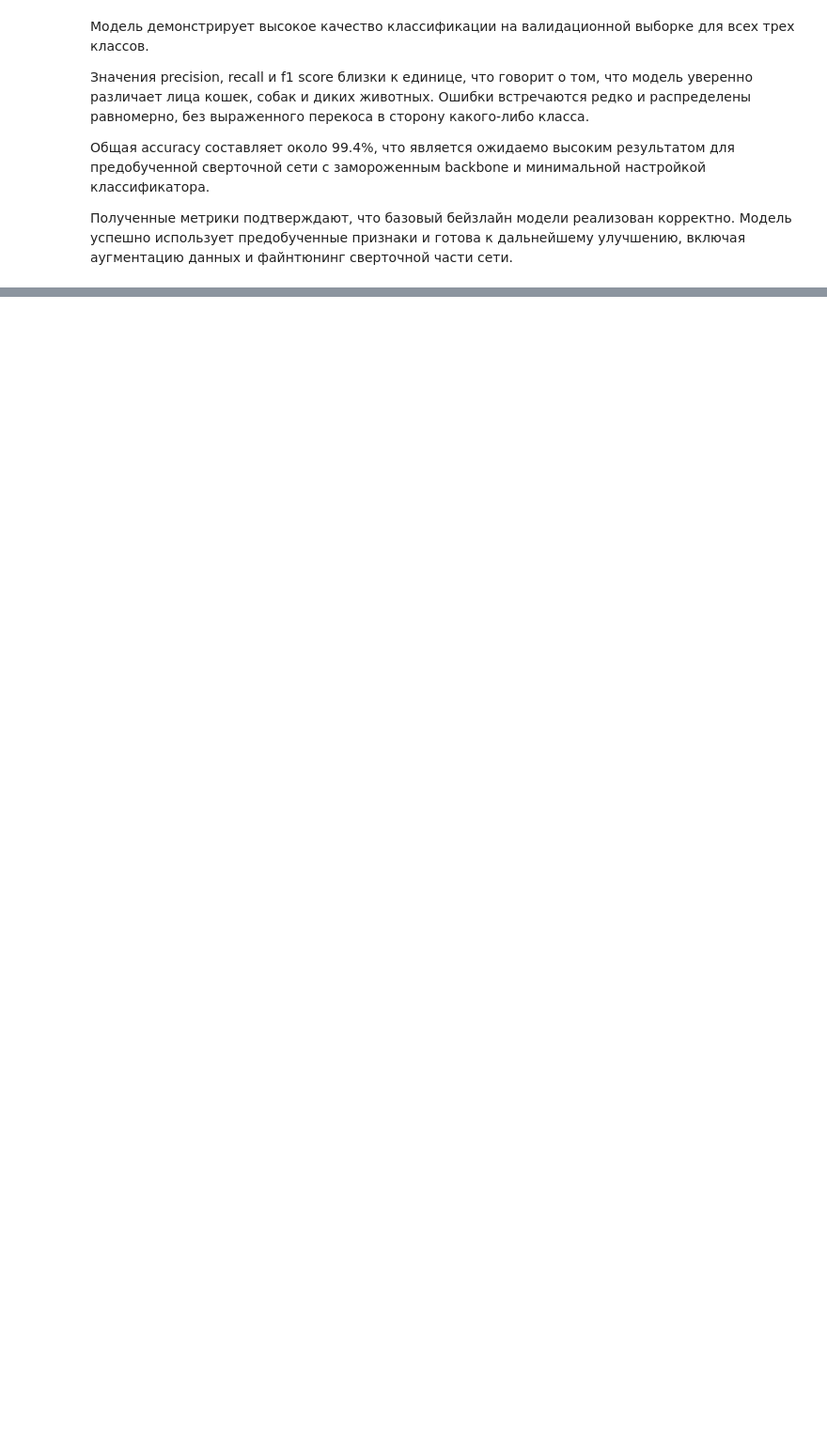
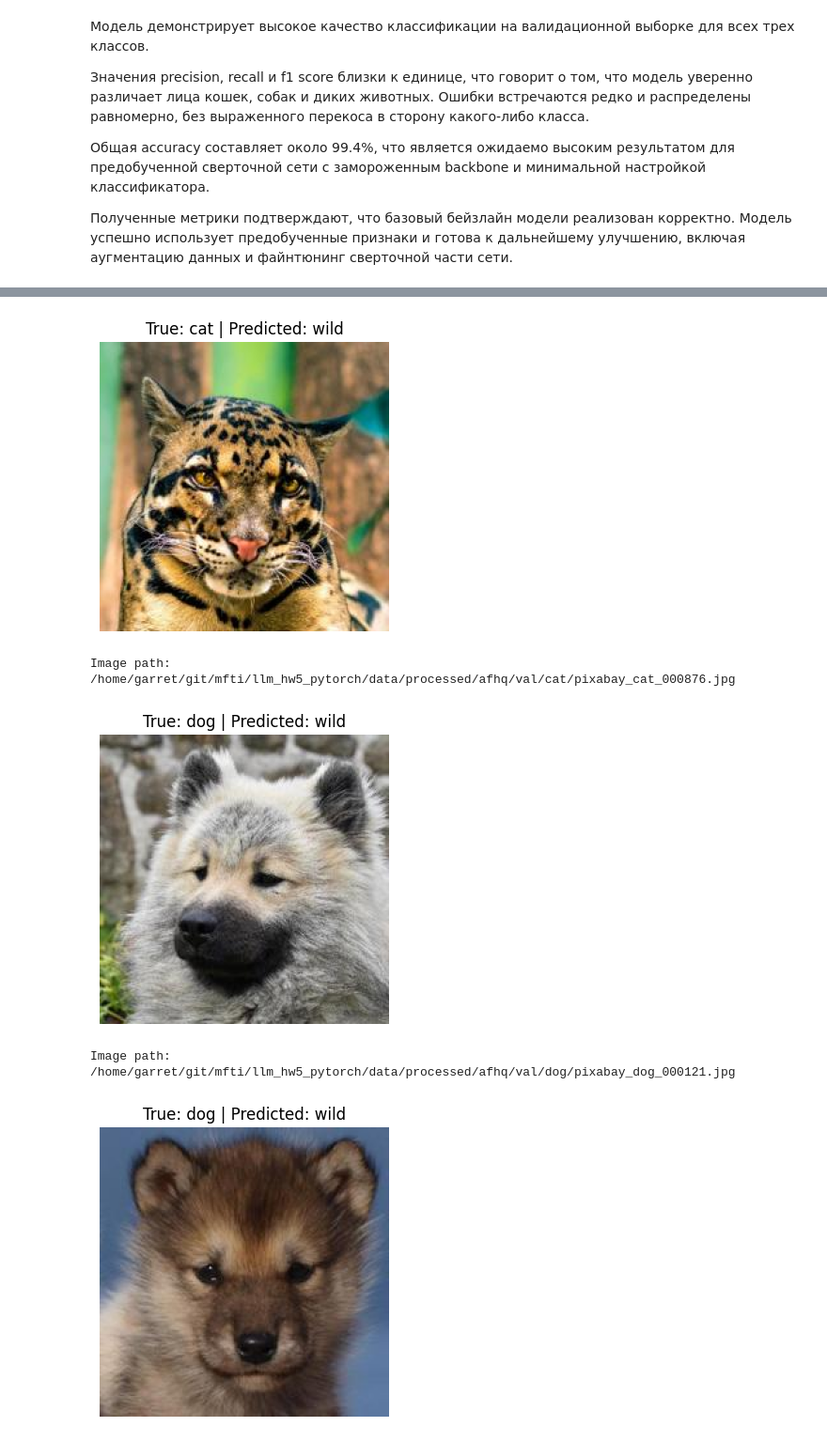
Before and after one commit to toxic-crusader/llm_hw5_pytorch, a Jupyter notebook: hw5_pytorch.ipynb, the cells around one changed output, grey strips where cells are left out. Shown at 94% size. Drawn from its saved outputs; the diff is of its cells as text; code cells hidden in the pictures; blank space fills up the shorter version.

```diff
--- a/hw5_pytorch.ipynb
+++ b/hw5_pytorch.ipynb
@@ -215,0 +224,16 @@ weighted avg     0.9940    0.9940    0.9940      1500
+# %%
+from scripts.visualize import show_misclassified_samples
+
+show_misclassified_samples(
+    model=model,
+    data_dir=processed_path,
+    class_names=class_names,
+    device=device,
+    max_samples=5,
+)
+# %% [output]
+[figure, added]
+Image path: /home/garret/git/mfti/llm_hw5_pytorch/data/processed/afhq/val/cat/pixabay_cat_000876.jpg
+[figure, added]
+Image path: /home/garret/git/mfti/llm_hw5_pytorch/data/processed/afhq/val/dog/pixabay_dog_000121.jpg
+[figure, added]
```
Also changed, not shown: parts of 5 cells of this notebook.
